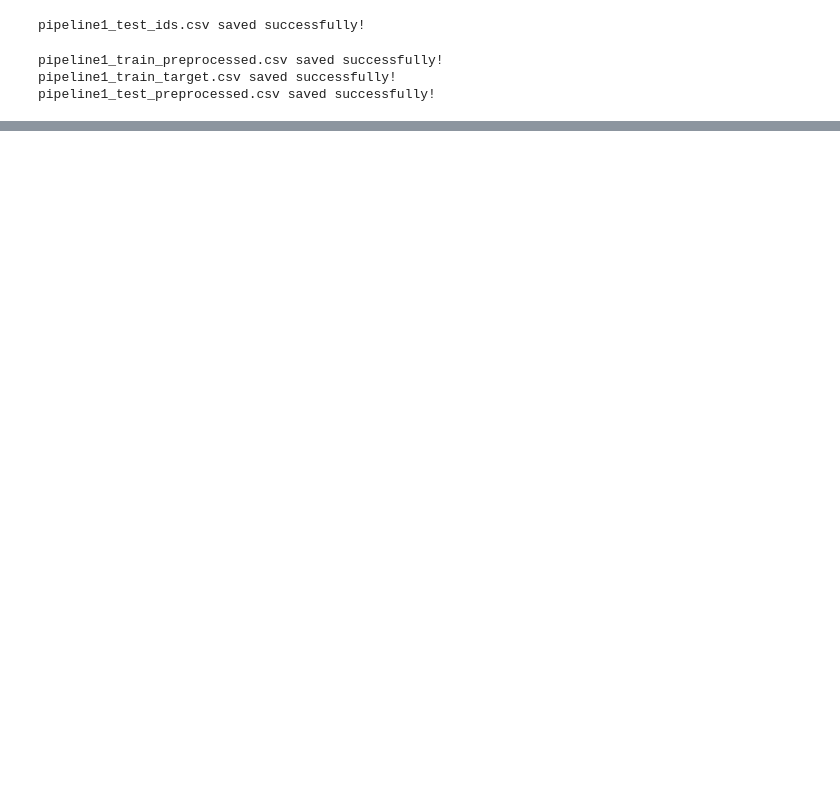
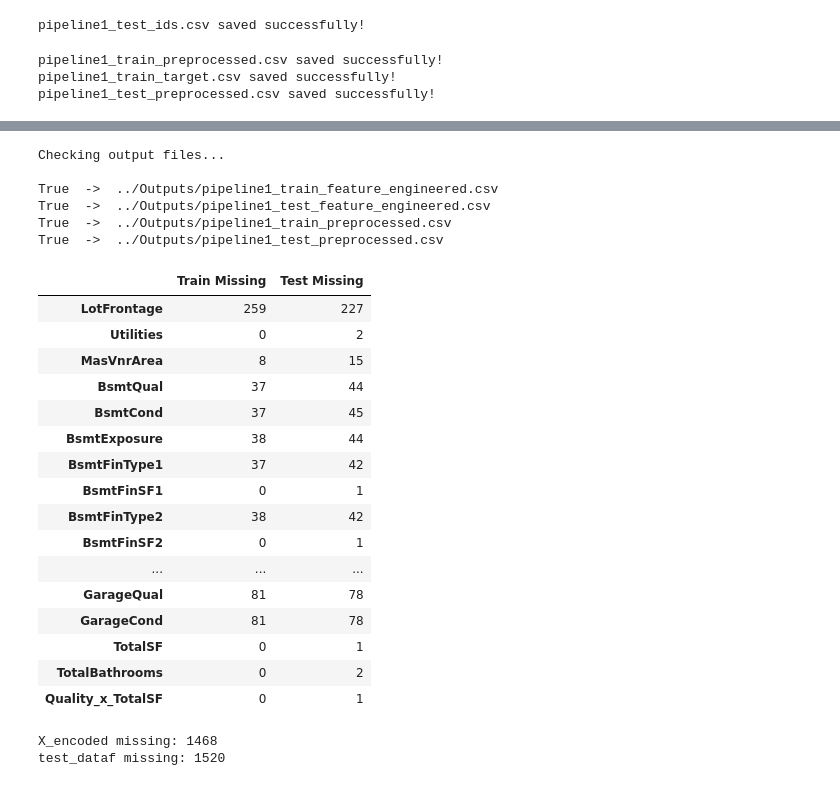
Before and after one commit to AzerQasimzade/House-Price-Prediction, a Jupyter notebook: House Price Prediction main/Notebooks/2-Data-Preprocessing.ipynb, the cells around one changed output, grey strips where cells are left out. Drawn from its saved outputs; the diff is of its cells as text; code cells hidden in the pictures; blank space fills up the shorter version.

```diff
--- a/House Price Prediction main/Notebooks/2-Data-Preprocessing.ipynb
+++ b/House Price Prediction main/Notebooks/2-Data-Preprocessing.ipynb
@@ -986,0 +1083,50 @@ pipeline1_test_preprocessed.csv saved successfully!
+# %%
+import os
+
+files = [
+    "../Outputs/pipeline1_train_feature_engineered.csv",
+    "../Outputs/pipeline1_test_feature_engineered.csv",
+    "../Outputs/pipeline1_train_preprocessed.csv",
+    "../Outputs/pipeline1_test_preprocessed.csv",
+]
+
+print("Checking output files...\n")
+
+for f in files:
+    print(os.path.exists(f), " -> ", f)
+# %% [output]
+Checking output files...
+
+True  ->  ../Outputs/pipeline1_train_feature_engineered.csv
+True  ->  ../Outputs/pipeline1_test_feature_engineered.csv
+True  ->  ../Outputs/pipeline1_train_preprocessed.csv
+True  ->  ../Outputs/pipeline1_test_preprocessed.csv
+# %%
+pd.DataFrame({
+    "Train Missing": train_pre.isnull().sum(),
+    "Test Missing": test_pre.isnull().sum()
+}).query("`Train Missing`>0 or `Test Missing`>0")
+# %% [output]
+|  | Train Missing | Test Missing |
+| LotFrontage | 259 | 227 |
+| Utilities | 0 | 2 |
+| MasVnrArea | 8 | 15 |
+| BsmtQual | 37 | 44 |
+| BsmtCond | 37 | 45 |
+| BsmtExposure | 38 | 44 |
+| BsmtFinType1 | 37 | 42 |
+| BsmtFinSF1 | 0 | 1 |
+| BsmtFinType2 | 38 | 42 |
+| BsmtFinSF2 | 0 | 1 |
+| ... | ... | ... |
+| GarageQual | 81 | 78 |
+| GarageCond | 81 | 78 |
+| TotalSF | 0 | 1 |
+| TotalBathrooms | 0 | 2 |
+| Quality_x_TotalSF | 0 | 1 |
+# %%
+print("X_encoded missing:", X_encoded.isnull().sum().sum())
+print("test_dataf missing:", test_dataf.isnull().sum().sum())
+# %% [output]
+X_encoded missing: 1468
+test_dataf missing: 1520
```
Also changed, not shown: parts of 24 cells of this notebook, 9 other files.
